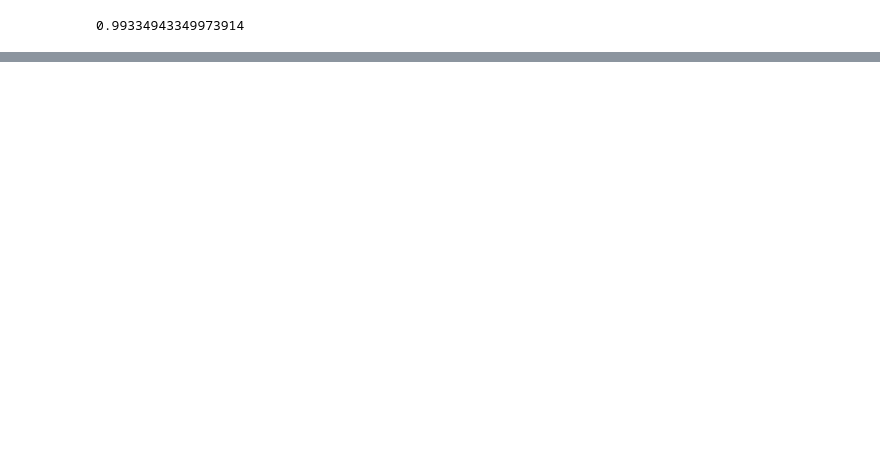
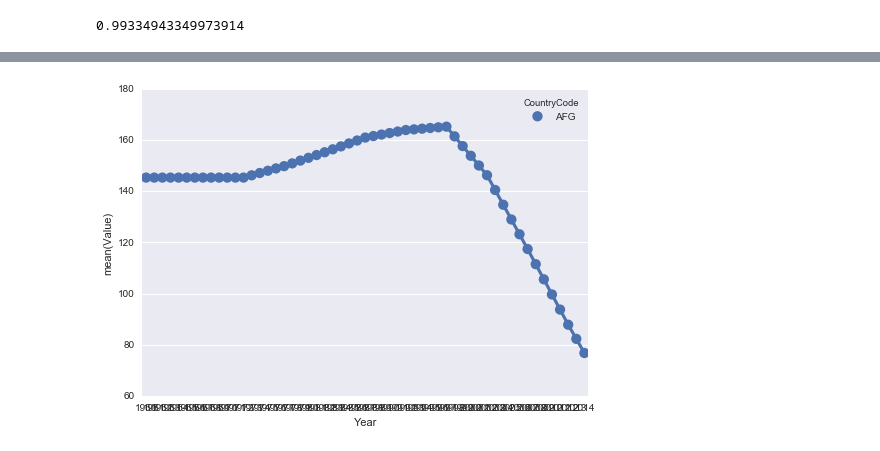
Before and after one commit to jgzuke/KaggleScripts, a Jupyter notebook: WorldDevelopment/Training.ipynb, the cells around one changed output, grey strips where cells are left out. Saved outputs shown, nothing was run; the diff lists cells and outputs as text; code cells hidden in the pictures; blank space fills up the shorter version.

Commit message:
start graphing with a given classifier versus the real info

```diff
--- a/WorldDevelopment/Training.ipynb
+++ b/WorldDevelopment/Training.ipynb
@@ -70,0 +80,10 @@ svm_grid.score(X_test, y_test)
+# %%
+country = 'AFG'
+
+# TODO tomorrow stop saving observation keys as one value country_year, save in two rows
+plotPredictionDataValid = [row.startswith(country) for row in X.OBSERVATION.values]
+plotPredictionData = X[plotPredictionDataValid]
+plotData = data[(data.IndicatorCode == predictionFeature) & (data.CountryCode == country)]
+plotData.head()
+
+# for each row, get the predicted value from clf and plotPredictionData and add the year+prediction with
@@ -70,0 +97,4 @@ svm_grid.score(X_test, y_test)
+# %%
+graph = sb.pointplot(x='Year', y='Value', hue='CountryCode', data=plotData)
+# %% [output]
+[figure, added]
```
Also changed, not shown: parts of 7 cells of this notebook.
